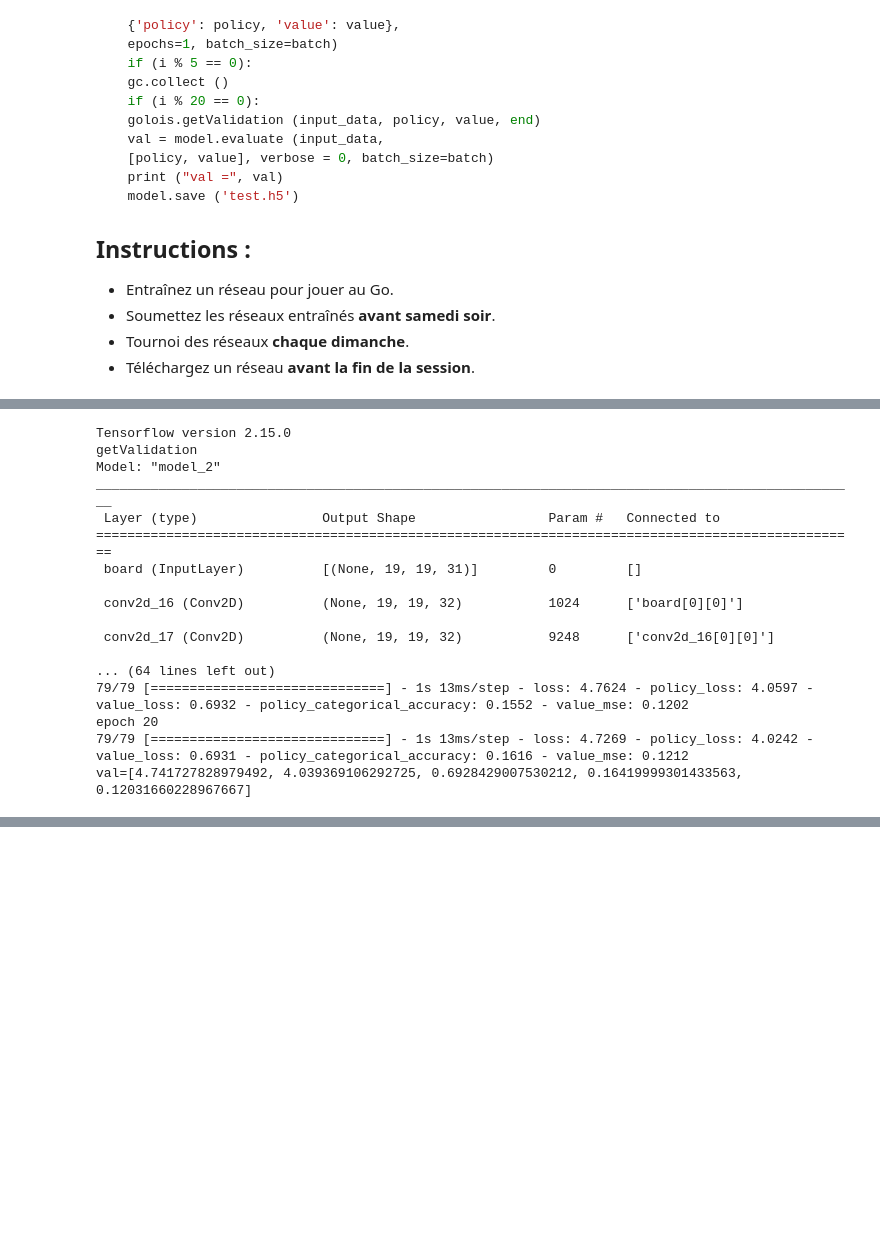
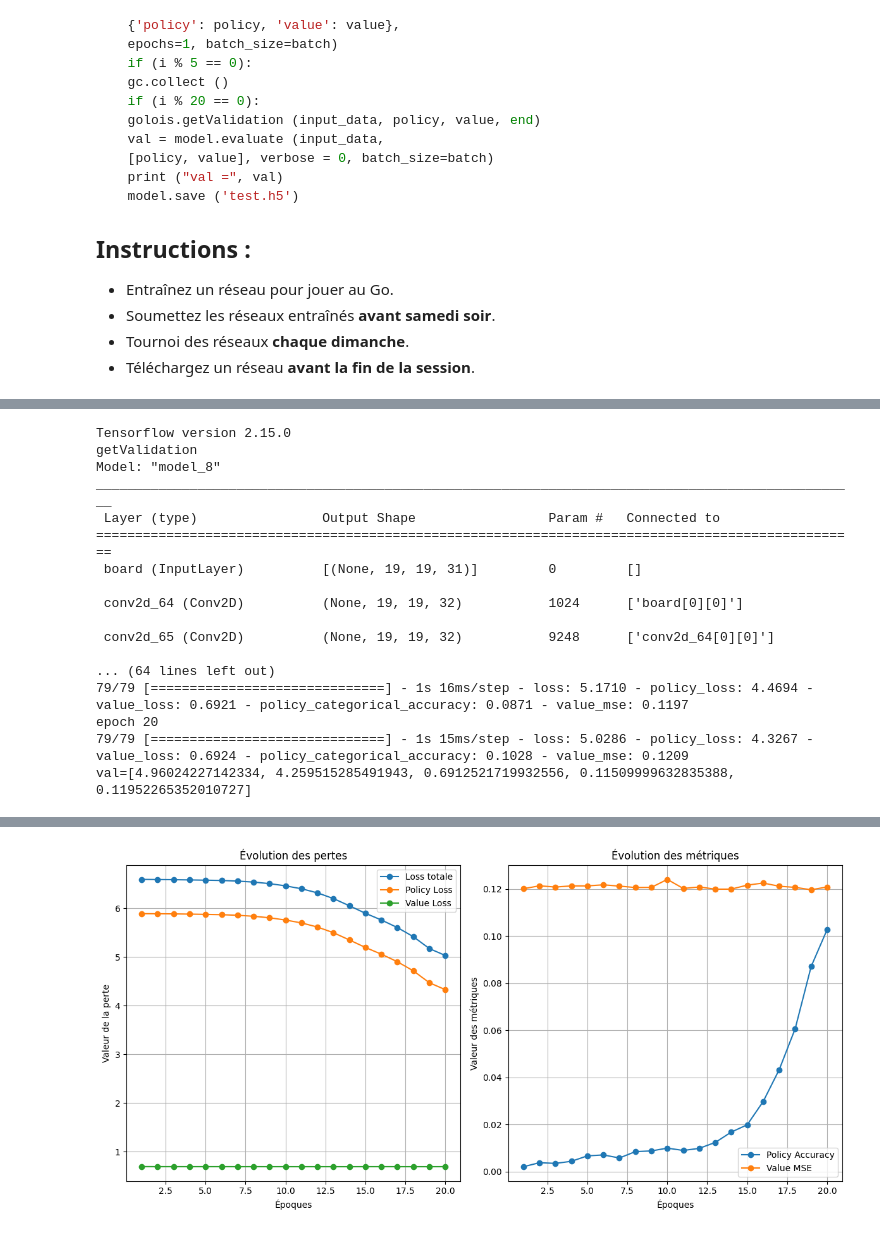
Before and after one commit to auduvignac/Deep-learning, a Jupyter notebook: Projet/ResGo2025.ipynb, the cells around one changed output, grey strips where cells are left out. Drawn from its saved outputs; the diff is of its cells as text; code cells hidden in the pictures; blank space fills up the shorter version.

Commit message:
[dev] create abstract class GONet & plot metrics

```diff
--- a/Projet/ResGo2025.ipynb
+++ b/Projet/ResGo2025.ipynb
@@ -301,23 +357,24 @@ class GONet:
 # %%
-GONet_instance = GONet()
-GONet_instance.set_model()
-GONet_instance.train_model(20)
-GONet_instance.save_model("test.h5")
+GONetDemo_instance = GONetDemo()
+GONetDemo_instance.set_model()
+GONetDemo_instance.train_model(20)
+GONetDemo_instance.plot_training_history()
+# GONet_instance.save_model("test.h5")
 # %% [output]
 Tensorflow version 2.15.0
 getValidation
-Model: "model_2"
+Model: "model_8"
 __________________________________________________________________________________________________
  Layer (type)                Output Shape                 Param #   Connected to
 ==================================================================================================
  board (InputLayer)          [(None, 19, 19, 31)]         0         []
 
- conv2d_16 (Conv2D)          (None, 19, 19, 32)           1024      ['board[0][0]']
+ conv2d_64 (Conv2D)          (None, 19, 19, 32)           1024      ['board[0][0]']
 
- conv2d_17 (Conv2D)          (None, 19, 19, 32)           9248      ['conv2d_16[0][0]']
+ conv2d_65 (Conv2D)          (None, 19, 19, 32)           9248      ['conv2d_64[0][0]']
 
 ... (64 lines left out)
-79/79 [==============================] - 1s 13ms/step - loss: 4.7624 - policy_loss: 4.0597 - value_loss: 0.6932 - policy_categorical_accuracy: 0.1552 - value_mse: 0.1202
+79/79 [==============================] - 1s 16ms/step - loss: 5.1710 - policy_loss: 4.4694 - value_loss: 0.6921 - policy_categorical_accuracy: 0.0871 - value_mse: 0.1197
 epoch 20
-79/79 [==============================] - 1s 13ms/step - loss: 4.7269 - policy_loss: 4.0242 - value_loss: 0.6931 - policy_categorical_accuracy: 0.1616 - value_mse: 0.1212
-val=[4.741727828979492, 4.039369106292725, 0.6928429007530212, 0.16419999301433563, 0.12031660228967667]
+79/79 [==============================] - 1s 15ms/step - loss: 5.0286 - policy_loss: 4.3267 - value_loss: 0.6924 - policy_categorical_accuracy: 0.1028 - value_mse: 0.1209
+val=[4.96024227142334, 4.259515285491943, 0.6912521719932556, 0.11509999632835388, 0.11952265352010727]
@@ -326,3 +381,4 @@ val=[4.741727828979492, 4.039369106292725, 0.6928429007530212, 0.164199993014335
+[figure, added]
 # %%
 class GONetResidual(GONet):
 
```
Also changed, not shown: parts of 6 cells of this notebook.
